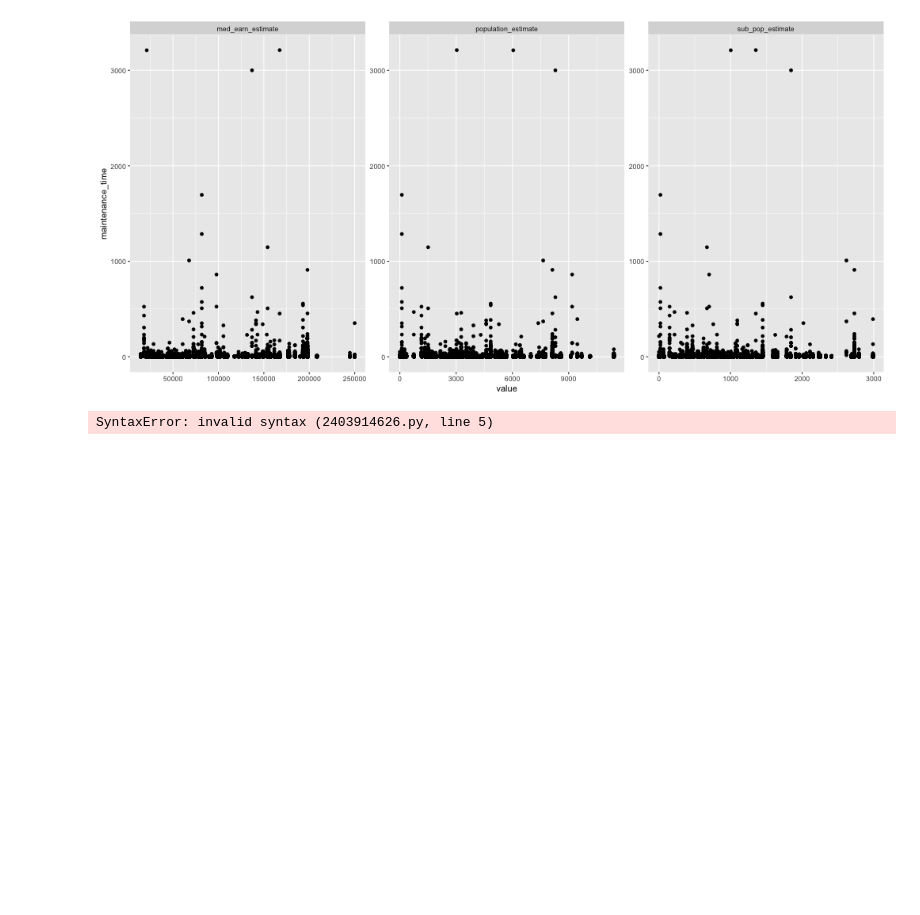
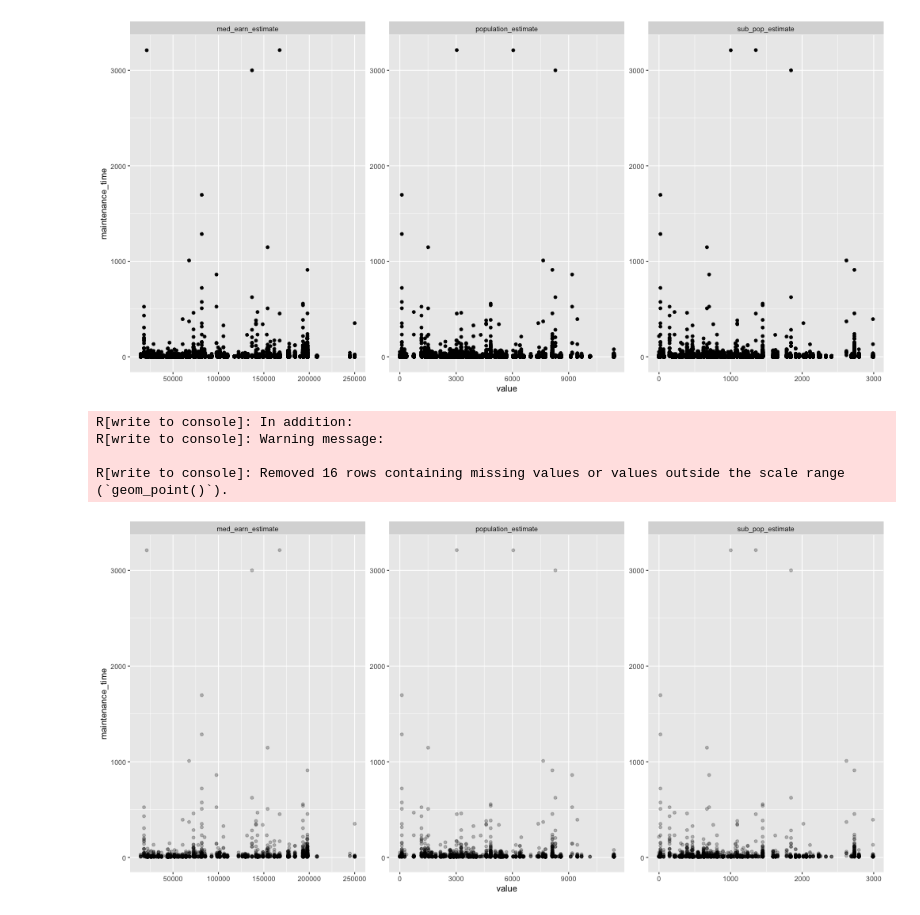
Before and after one commit to data4news-students/connect-to-census-sabinahung, a Jupyter notebook: foil_data/multivariable-regression.ipynb, the cells around one changed output. Drawn from its saved outputs; the diff is of its cells as text; code cells hidden in the pictures; blank space fills up the shorter version.

Commit message:
plot outlier response variable chart

```diff
--- a/foil_data/multivariable-regression.ipynb
+++ b/foil_data/multivariable-regression.ipynb
@@ -358,16 +358,21 @@ R[write to console]: Removed 9524 rows containing missing values or values outsi
 (`geom_point()`).
 [figure]
 # %%
-# filter out maintenance_time < 5
-
 %%R -w 1000
 
+# look at the outliers
+# maintenance_time > 7.3 (mean)
 df_long %>%
-        filter(maintenance_time > 5) %>%
+        filter(maintenance_time > 7.3) %>%
         ggplot() +
         aes(x=value, y=maintenance_time) +
-        geom_point() +
+        geom_point(alpha=.25) +
         # geom_smooth(method = "lm") +
         facet_wrap(~variable, scales = "free")
 # %% [output]
-SyntaxError: invalid syntax (2403914626.py, line 5)
+R[write to console]: In addition:
+R[write to console]: Warning message:
+
+R[write to console]: Removed 16 rows containing missing values or values outside the scale range
+(`geom_point()`).
+[figure, added]
```
